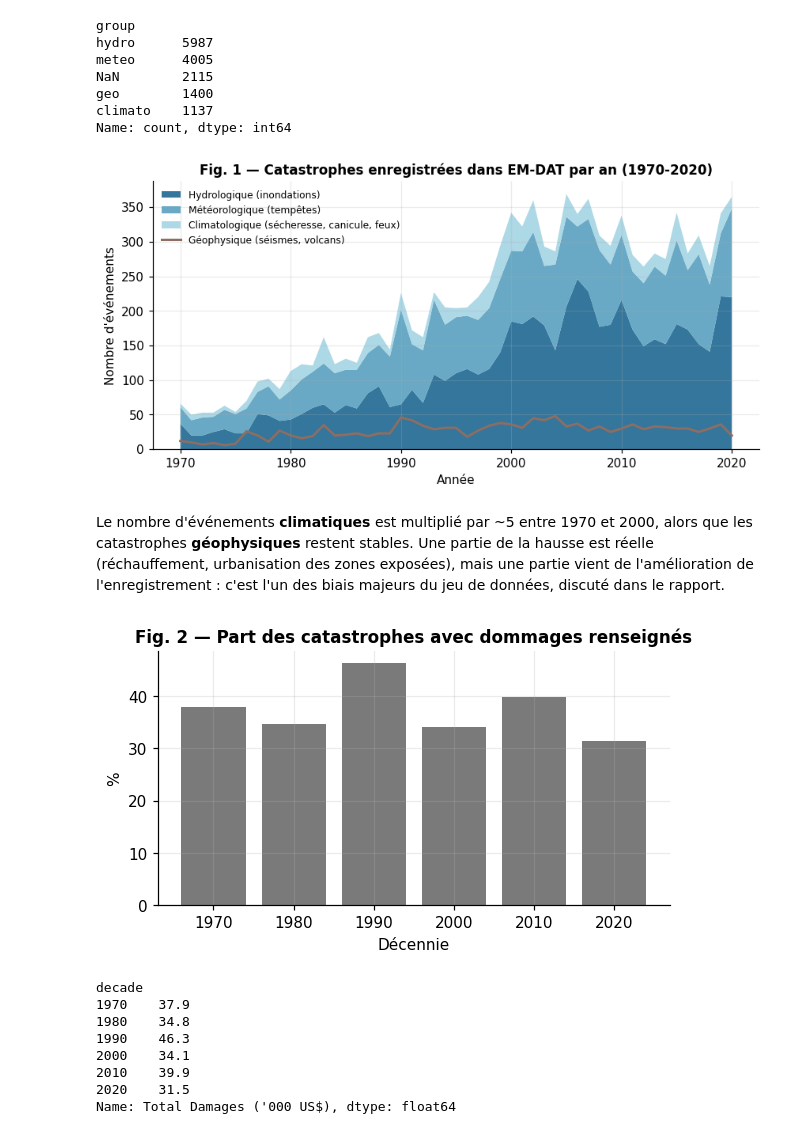
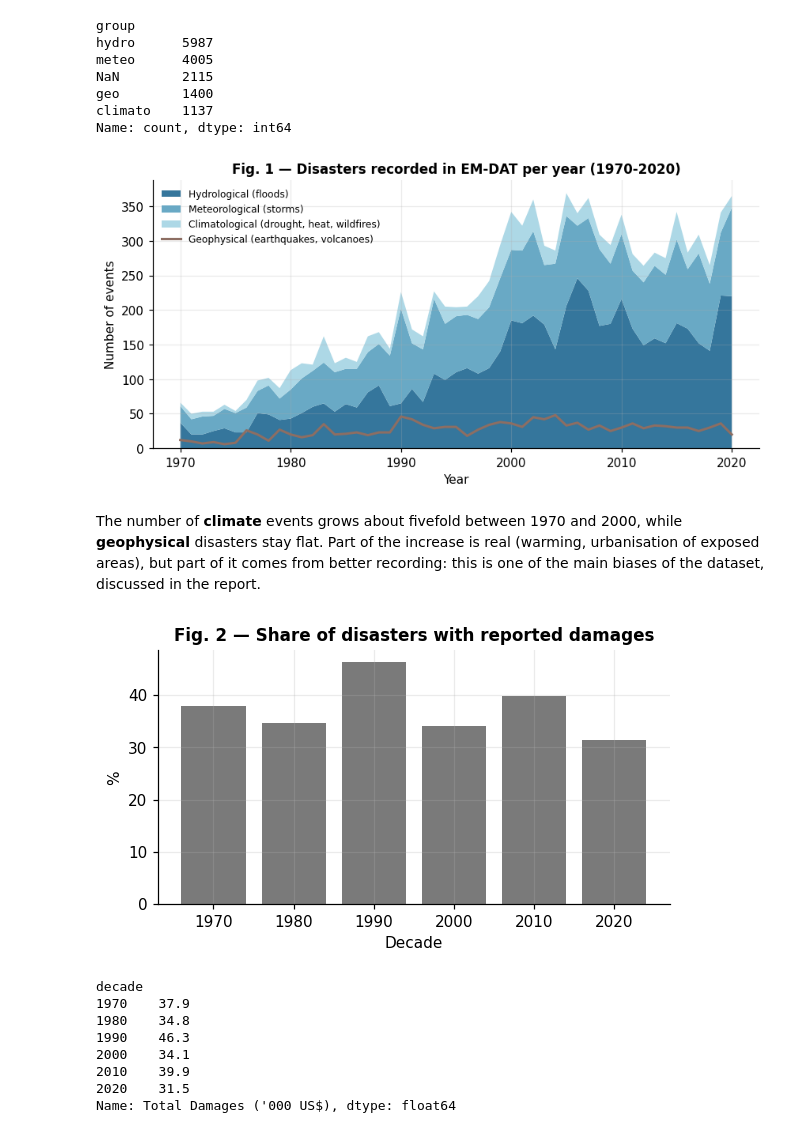
Before and after one commit to HenryFalko/final-project-math, a Jupyter notebook: notebooks/01_exploration_preparation.ipynb, the cells around one changed output. Cells and saved outputs as stored; diff of their text form; code cells hidden in the pictures.

```diff
--- a/notebooks/01_exploration_preparation.ipynb
+++ b/notebooks/01_exploration_preparation.ipynb
@@ -53,8 +53,8 @@ geo        1400
 climato    1137
 Name: count, dtype: int64
 # %%
-labels = {"hydro": "Hydrologique (inondations)", "meteo": "Météorologique (tempêtes)",
-          "climato": "Climatologique (sécheresse, canicule, feux)", "geo": "Géophysique (séismes, volcans)"}
+labels = {"hydro": "Hydrological (floods)", "meteo": "Meteorological (storms)",
+          "climato": "Climatological (drought, heat, wildfires)", "geo": "Geophysical (earthquakes, volcanoes)"}
 cnt = dis[dis.group.notna()].pivot_table(index="Year", columns="group", values="Dis No", aggfunc="count").fillna(0)
 cnt = cnt[cnt.index <= 2020]
 fig, ax = plt.subplots(figsize=(9, 4))
@@ -62,24 +62,24 @@ ax.stackplot(cnt.index, cnt["hydro"], cnt["meteo"], cnt["climato"],
              labels=[labels[g] for g in ["hydro", "meteo", "climato"]],
              colors=["#2a6f97", "#61a5c2", "#a9d6e5"], alpha=0.95)
 ax.plot(cnt.index, cnt["geo"], color=C_GEO, lw=2, label=labels["geo"])
-ax.set(title="Fig. 1 — Catastrophes enregistrées dans EM-DAT par an (1970-2020)",
-       xlabel="Année", ylabel="Nombre d'événements")
+ax.set(title="Fig. 1 — Disasters recorded in EM-DAT per year (1970-2020)",
+       xlabel="Year", ylabel="Number of events")
 ax.legend(loc="upper left", fontsize=8)
 save(fig, "fig01_disasters_per_year.png"); plt.show()
 # %% [output]
-[figure, old version]
+[figure, new version]
-# %% [markdown]
-Le nombre d'événements **climatiques** est multiplié par ~5 entre 1970 et 2000, alors que les catastrophes **géophysiques** restent stables. Une partie de la hausse est réelle (réchauffement, urbanisation des zones exposées), mais une partie vient de l'amélioration de l'enregistrement : c'est l'un des biais majeurs du jeu de données, discuté dans le rapport.
+# %% [markdown]
+The number of **climate** events grows about fivefold between 1970 and 2000, while **geophysical** disasters stay flat. Part of the increase is real (warming, urbanisation of exposed areas), but part of it comes from better recording: this is one of the main biases of the dataset, discussed in the report.
 # %%
 dis["decade"] = (dis.Year // 10) * 10
 miss = dis[dis.group.notna()].groupby("decade")[dp.DMG_COL].apply(lambda s: s.notna().mean() * 100)
 fig, ax = plt.subplots(figsize=(6, 3))
 ax.bar(miss.index.astype(str), miss.values, color=C_NEUTRAL)
-ax.set(title="Fig. 2 — Part des catastrophes avec dommages renseignés", xlabel="Décennie", ylabel="%")
+ax.set(title="Fig. 2 — Share of disasters with reported damages", xlabel="Decade", ylabel="%")
 save(fig, "fig02_damage_reporting.png"); plt.show()
 miss.round(1)
 # %% [output]
-[figure, old version]
+[figure, new version]
 decade
 1970    37.9
 1980    34.8
```
Also changed, not shown: parts of 24 cells of this notebook, 44 other files.
